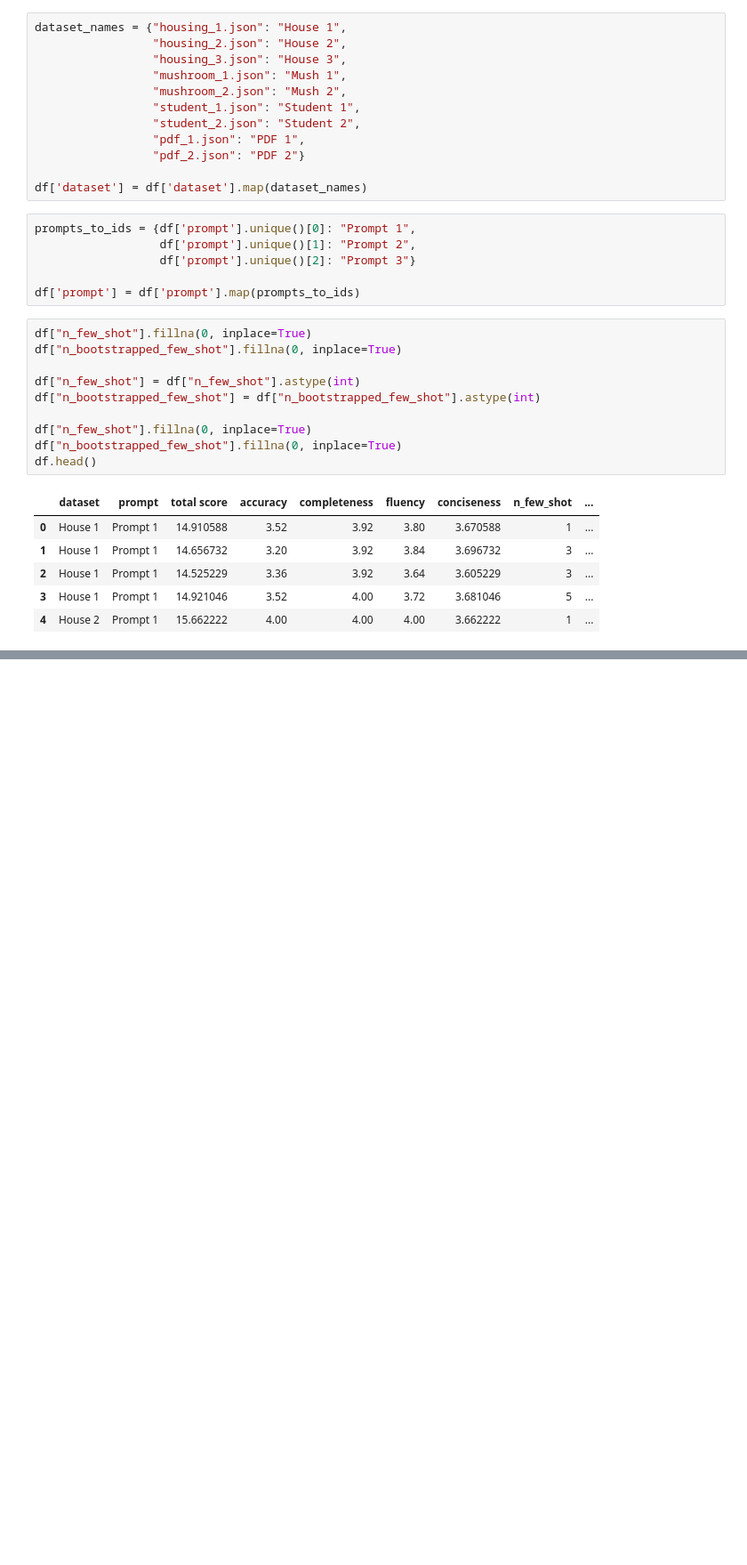
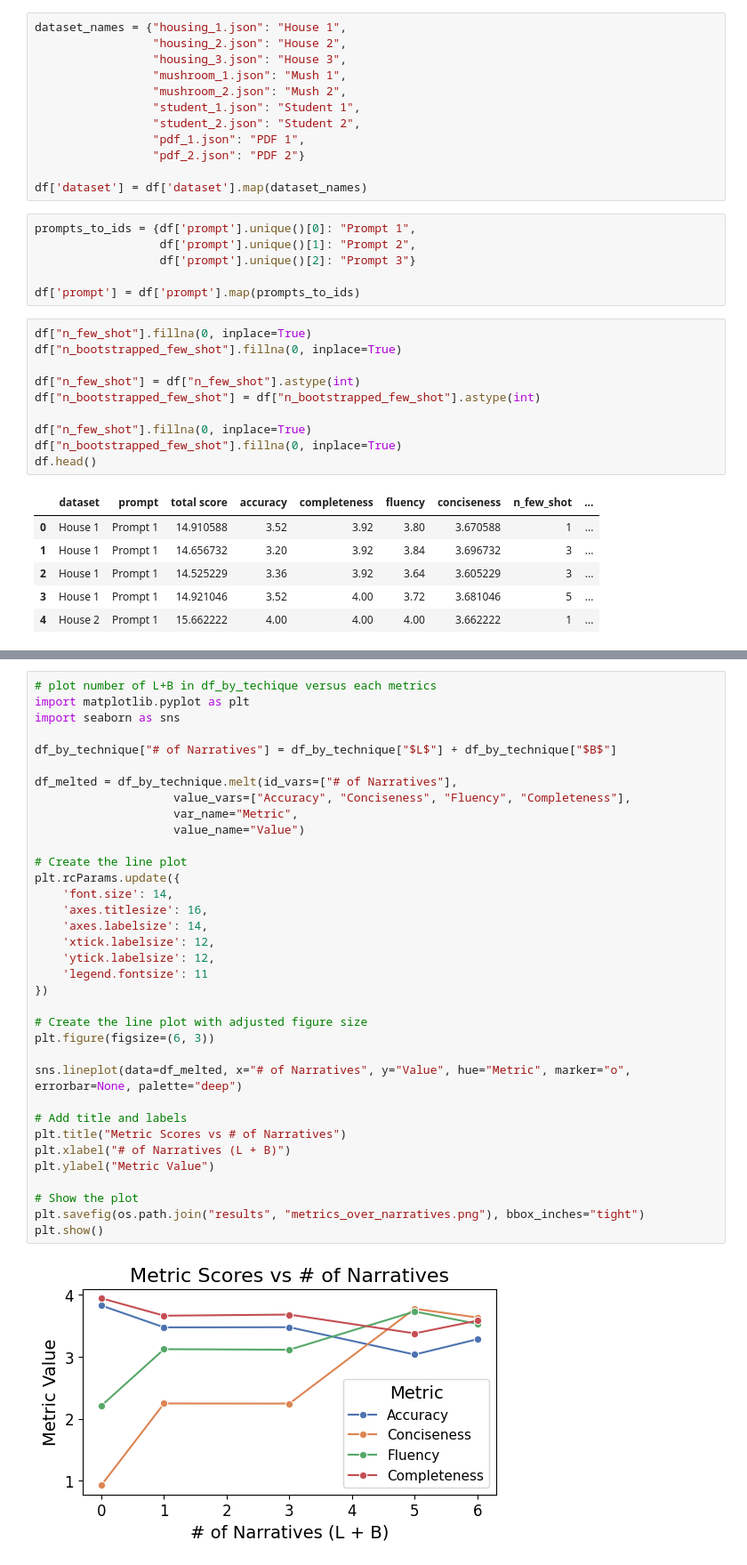
Before and after one commit to sibyl-dev/Explingo, a Jupyter notebook: full-experiment/evaluate_results.ipynb, the cells around one changed output, grey strips where cells are left out. Shown: that part at 89% size. Cells and saved outputs as stored; diff of their text form; blank space fills up the shorter version.

```diff
--- a/full-experiment/evaluate_results.ipynb
+++ b/full-experiment/evaluate_results.ipynb
@@ -179,3 +197,40 @@ df_by_dataset_mean.to_latex(
     escape=False,  # escape=False allows LaTeX formatting (like parentheses) to be preserved
     caption="Overall results for each prompt and few-shot setting."
 )
+# %%
+# plot number of L+B in df_by_techique versus each metrics
+import matplotlib.pyplot as plt
+import seaborn as sns
+
+df_by_technique["# of Narratives"] = df_by_technique["$L$"] + df_by_technique["$B$"]
+
+df_melted = df_by_technique.melt(id_vars=["# of Narratives"],
+                    value_vars=["Accuracy", "Conciseness", "Fluency", "Completeness"],
+                    var_name="Metric",
+                    value_name="Value")
+
+# Create the line plot
+plt.rcParams.update({
+    'font.size': 14,
+    'axes.titlesize': 16,
+    'axes.labelsize': 14,
+    'xtick.labelsize': 12,
+    'ytick.labelsize': 12,
+    'legend.fontsize': 11
+})
+
+# Create the line plot with adjusted figure size
+plt.figure(figsize=(6, 3))
+
+sns.lineplot(data=df_melted, x="# of Narratives", y="Value", hue="Metric", marker="o", errorbar=None, palette="deep")
+
+# Add title and labels
+plt.title("Metric Scores vs # of Narratives")
+plt.xlabel("# of Narratives (L + B)")
+plt.ylabel("Metric Value")
+
+# Show the plot
+plt.savefig(os.path.join("results", "metrics_over_narratives.png"), bbox_inches="tight")
+plt.show()
+# %% [output]
+[figure, added]
```
Also changed, not shown: parts of 6 cells of this notebook, 8 other files.
